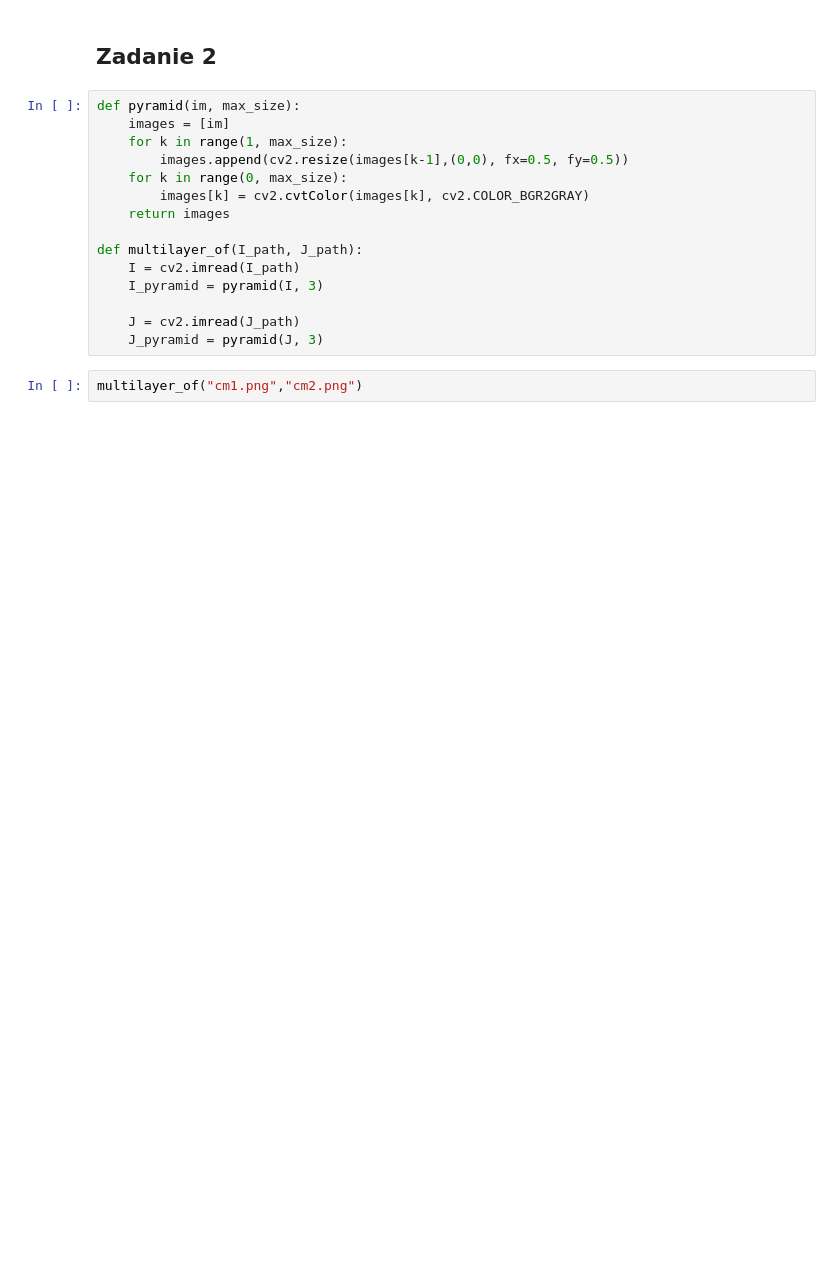
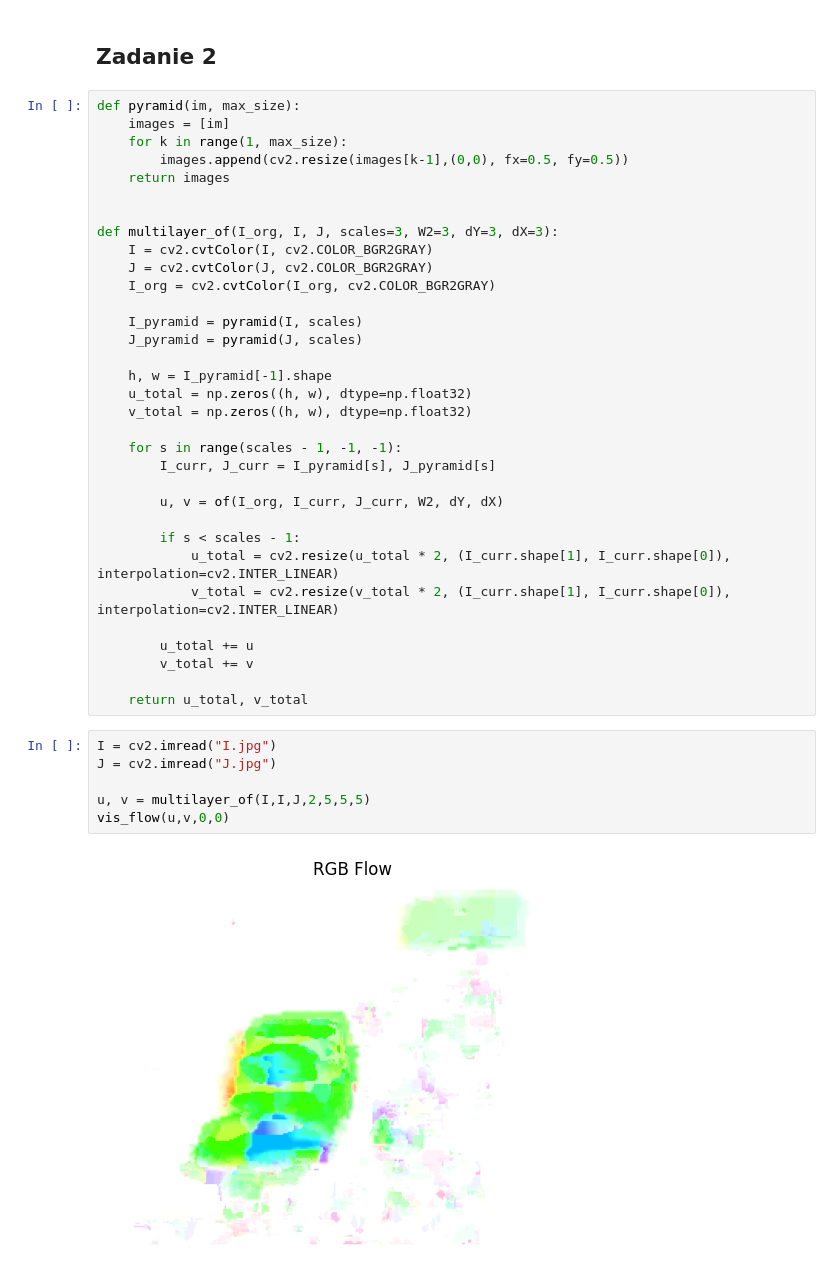
Before and after one commit to Maziorow/ZAW, a Jupyter notebook: Lab4/lab4.ipynb, the cells around one changed output. Cells and saved outputs as stored; diff of their text form; blank space fills up the shorter version.

```diff
--- a/Lab4/lab4.ipynb
+++ b/Lab4/lab4.ipynb
@@ -96,19 +63,43 @@ cv2.destroyAllWindows()
 # %% [markdown]
 ## Zadanie 2
-# %%
-def pyramid(im, max_size):
-    images = [im]
-    for k in range(1, max_size):
-        images.append(cv2.resize(images[k-1],(0,0), fx=0.5, fy=0.5))
-    for k in range(0, max_size):
-        images[k] = cv2.cvtColor(images[k], cv2.COLOR_BGR2GRAY)
-    return images
-
-def multilayer_of(I_path, J_path):
-    I = cv2.imread(I_path)
-    I_pyramid = pyramid(I, 3)
-
-    J = cv2.imread(J_path)
-    J_pyramid = pyramid(J, 3)
-# %%
-multilayer_of("cm1.png","cm2.png")
+# %%
+def pyramid(im, max_size):
+    images = [im]
+    for k in range(1, max_size):
+        images.append(cv2.resize(images[k-1],(0,0), fx=0.5, fy=0.5))
+    return images
+
+
+def multilayer_of(I_org, I, J, scales=3, W2=3, dY=3, dX=3):
+    I = cv2.cvtColor(I, cv2.COLOR_BGR2GRAY)
+    J = cv2.cvtColor(J, cv2.COLOR_BGR2GRAY)
+    I_org = cv2.cvtColor(I_org, cv2.COLOR_BGR2GRAY)
+
+    I_pyramid = pyramid(I, scales)
+    J_pyramid = pyramid(J, scales)
+
+    h, w = I_pyramid[-1].shape
+    u_total = np.zeros((h, w), dtype=np.float32)
+    v_total = np.zeros((h, w), dtype=np.float32)
+
+    for s in range(scales - 1, -1, -1):
+        I_curr, J_curr = I_pyramid[s], J_pyramid[s]
+
+        u, v = of(I_org, I_curr, J_curr, W2, dY, dX)
+
+        if s < scales - 1:
+            u_total = cv2.resize(u_total * 2, (I_curr.shape[1], I_curr.shape[0]), interpolation=cv2.INTER_LINEAR)
+            v_total = cv2.resize(v_total * 2, (I_curr.shape[1], I_curr.shape[0]), interpolation=cv2.INTER_LINEAR)
+
+        u_total += u
+        v_total += v
+
+    return u_total, v_total
+# %%
+I = cv2.imread("I.jpg")
+J = cv2.imread("J.jpg")
+
+u, v = multilayer_of(I,I,J,2,5,5,5)
+vis_flow(u,v,0,0)
+# %% [output]
+[figure, added]
```
Also changed, not shown: parts of 5 cells of this notebook, 1 other file.
